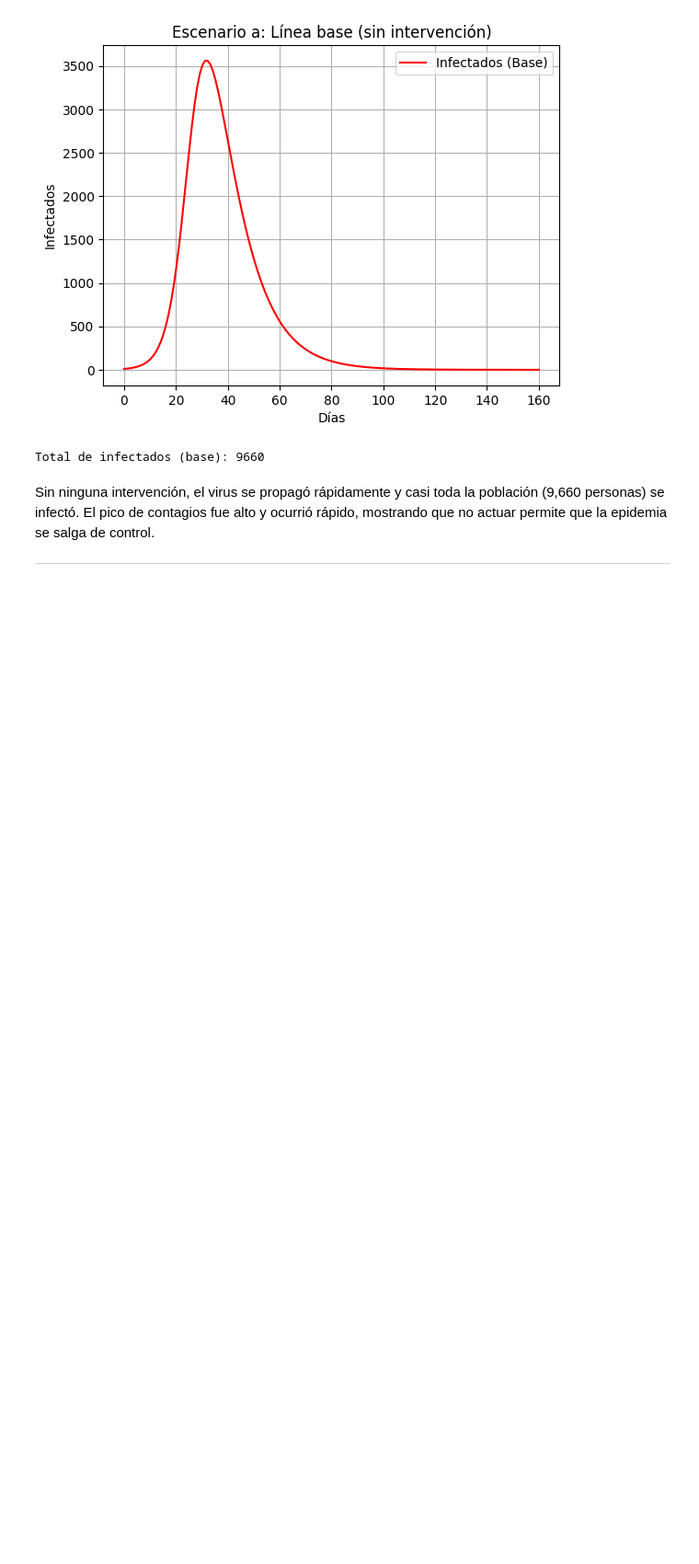
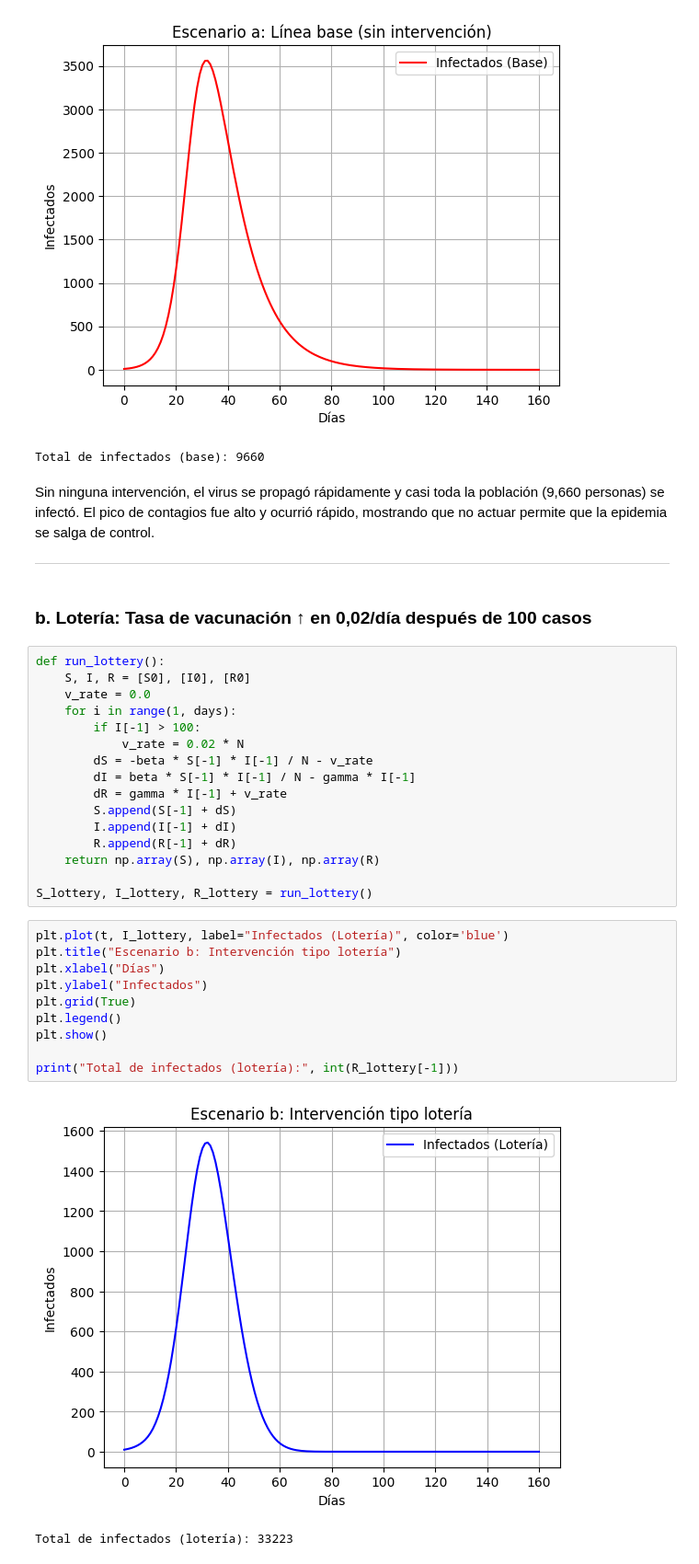
Before and after one commit to nancygmm/lab3-Modsim, a Jupyter notebook: lab3.ipynb, the cells around one changed output. Shown at 92% size. Cells and saved outputs as stored; diff of their text form; blank space fills up the shorter version.

```diff
--- a/lab3.ipynb
+++ b/lab3.ipynb
@@ -62,3 +62,34 @@ Sin ninguna intervención, el virus se propagó rápidamente y casi toda la pobl
 El pico de contagios fue alto y ocurrió rápido, mostrando que no actuar permite que la epidemia se salga de control.
 
 ---
+# %% [markdown]
+### b. Lotería: Tasa de vacunación ↑ en 0,02/día después de 100 casos
+# %%
+def run_lottery():
+    S, I, R = [S0], [I0], [R0]
+    v_rate = 0.0
+    for i in range(1, days):
+        if I[-1] > 100:
+            v_rate = 0.02 * N
+        dS = -beta * S[-1] * I[-1] / N - v_rate
+        dI = beta * S[-1] * I[-1] / N - gamma * I[-1]
+        dR = gamma * I[-1] + v_rate
+        S.append(S[-1] + dS)
+        I.append(I[-1] + dI)
+        R.append(R[-1] + dR)
+    return np.array(S), np.array(I), np.array(R)
+
+S_lottery, I_lottery, R_lottery = run_lottery()
+# %%
+plt.plot(t, I_lottery, label="Infectados (Lotería)", color='blue')
+plt.title("Escenario b: Intervención tipo lotería")
+plt.xlabel("Días")
+plt.ylabel("Infectados")
+plt.grid(True)
+plt.legend()
+plt.show()
+
+print("Total de infectados (lotería):", int(R_lottery[-1]))
+# %% [output]
+[figure, added]
+Total de infectados (lotería): 33223
```
Also changed, not shown: parts of 11 cells of this notebook.
